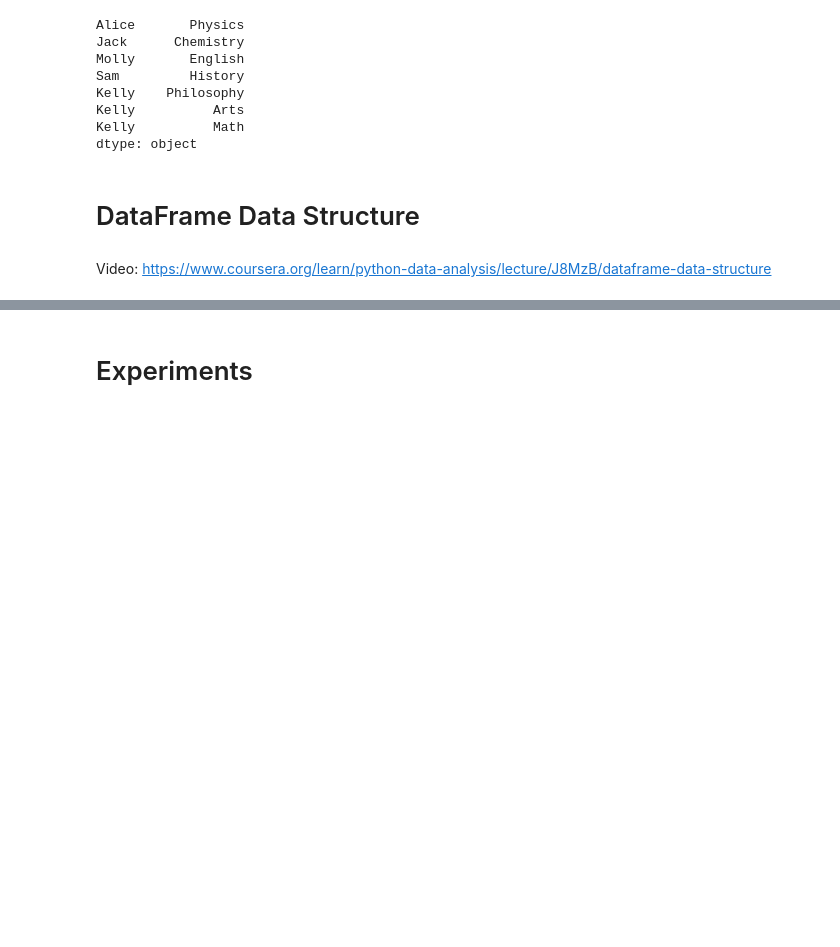
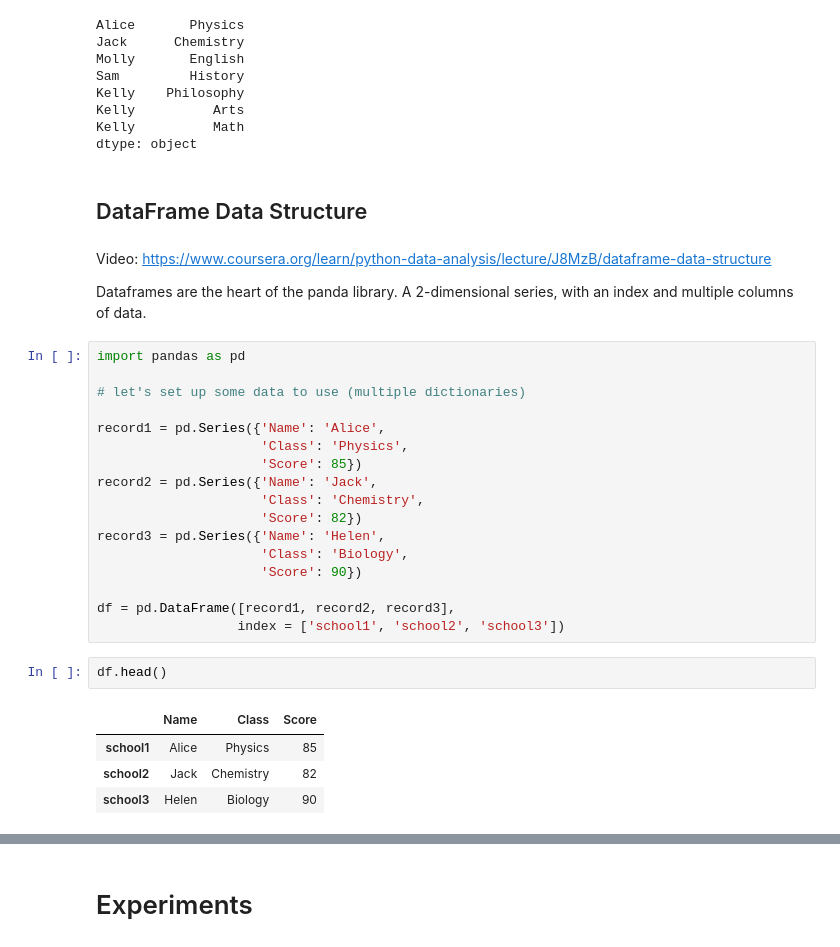
Before and after one commit to pbeens/ICS-Computer-Studies, a Jupyter notebook: Coursera_Introduction_to_Data_Science_with_Python.ipynb, the cells around one changed output, grey strips where cells are left out. Drawn from its saved outputs; the diff is of its cells as text; blank space fills up the shorter version.

Commit message:
More DataFrame progress | Colab

```diff
--- a/Coursera_Introduction_to_Data_Science_with_Python.ipynb
+++ b/Coursera_Introduction_to_Data_Science_with_Python.ipynb
@@ -1085,6 +1084,32 @@ Kelly          Arts
 Kelly          Math
 dtype: object
 # %% [markdown]
-# DataFrame Data Structure
+## DataFrame Data Structure
 # %% [markdown]
 Video: https://www.coursera.org/learn/python-data-analysis/lecture/J8MzB/dataframe-data-structure
+
+Dataframes are the heart of the panda library. A 2-dimensional series, with an index and multiple columns of data.
+# %%
+import pandas as pd
+
+# let's set up some data to use (multiple dictionaries)
+
+record1 = pd.Series({'Name': 'Alice',
+                     'Class': 'Physics',
+                     'Score': 85})
+record2 = pd.Series({'Name': 'Jack',
+                     'Class': 'Chemistry',
+                     'Score': 82})
+record3 = pd.Series({'Name': 'Helen',
+                     'Class': 'Biology',
+                     'Score': 90})
+
+df = pd.DataFrame([record1, record2, record3],
+                  index = ['school1', 'school2', 'school3'])
+# %%
+df.head()
+# %% [output]
+|  | Name | Class | Score |
+| school1 | Alice | Physics | 85 |
+| school2 | Jack | Chemistry | 82 |
+| school3 | Helen | Biology | 90 |
```
Also changed, not shown: parts of 22 cells of this notebook.
